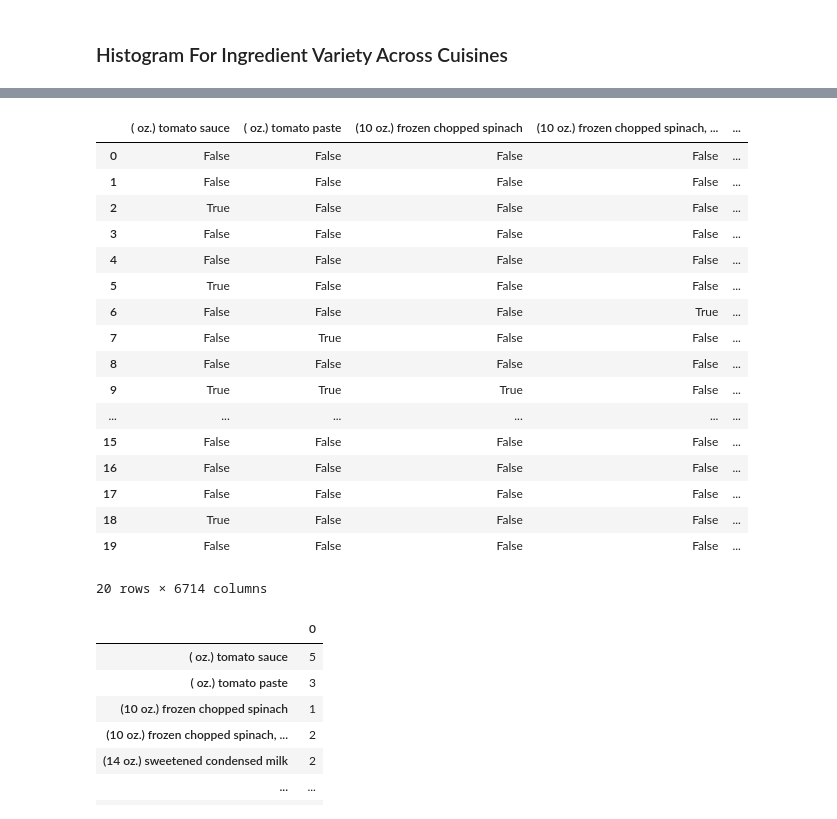
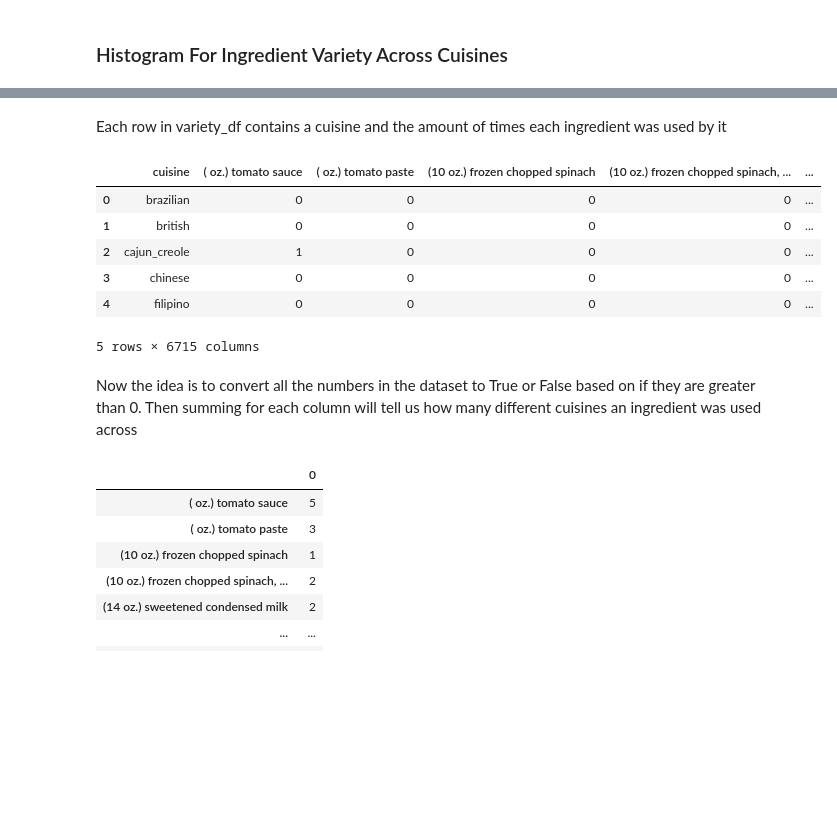
Before and after one commit to josh2894/Josh-Guo-Data-Science, a Jupyter notebook: Foods Project/Foods Project.ipynb, the cells around one changed output, grey strips where cells are left out. Cells and saved outputs as stored; diff of their text form; code cells hidden in the pictures; blank space fills up the shorter version.

```diff
--- a/Foods Project/Foods Project.ipynb
+++ b/Foods Project/Foods Project.ipynb
@@ -255,25 +245,18 @@ expanded_df.head()
+# %% [markdown]
+Each row in variety_df contains a cuisine and the amount of times each ingredient was used by it
 # %%
 ingredients = list(expanded_df.columns[1:])
-a = expanded_df.groupby("cuisine")[ingredients].sum().reset_index()
-new_a = a[ingredients] > 0
-new_a
+variety_df = expanded_df.groupby("cuisine")[ingredients].sum().reset_index()
+variety_df.head()
 # %% [output]
-|  | ( oz.) tomato sauce | ( oz.) tomato paste | (10 oz.) frozen chopped spinach | (10 oz.) frozen chopped spinach, ... | ... |
-| 0 | False | False | False | False | ... |
-| 1 | False | False | False | False | ... |
-| 2 | True | False | False | False | ... |
-| 3 | False | False | False | False | ... |
-| 4 | False | False | False | False | ... |
-| 5 | True | False | False | False | ... |
-| 6 | False | False | False | True | ... |
-| 7 | False | True | False | False | ... |
-| 8 | False | False | False | False | ... |
-| 9 | True | True | True | False | ... |
-| ... | ... | ... | ... | ... | ... |
-| 15 | False | False | False | False | ... |
-| 16 | False | False | False | False | ... |
-| 17 | False | False | False | False | ... |
-| 18 | True | False | False | False | ... |
-| 19 | False | False | False | False | ... |
+|  | cuisine | ( oz.) tomato sauce | ( oz.) tomato paste | (10 oz.) frozen chopped spinach | (10 oz.) frozen chopped spinach, ... | ... |
+| 0 | brazilian | 0 | 0 | 0 | 0 | ... |
+| 1 | british | 0 | 0 | 0 | 0 | ... |
+| 2 | cajun_creole | 1 | 0 | 0 | 0 | ... |
+| 3 | chinese | 0 | 0 | 0 | 0 | ... |
+| 4 | filipino | 0 | 0 | 0 | 0 | ... |
-20 rows × 6714 columns
+5 rows × 6715 columns
+# %% [markdown]
+Now the idea is to convert all the numbers in the dataset to True or False based on if they are greater than 0. Then summing
+for each column will tell us how many different cuisines an ingredient was used across
 # %%
```
Also changed, not shown: parts of 12 cells of this notebook.
